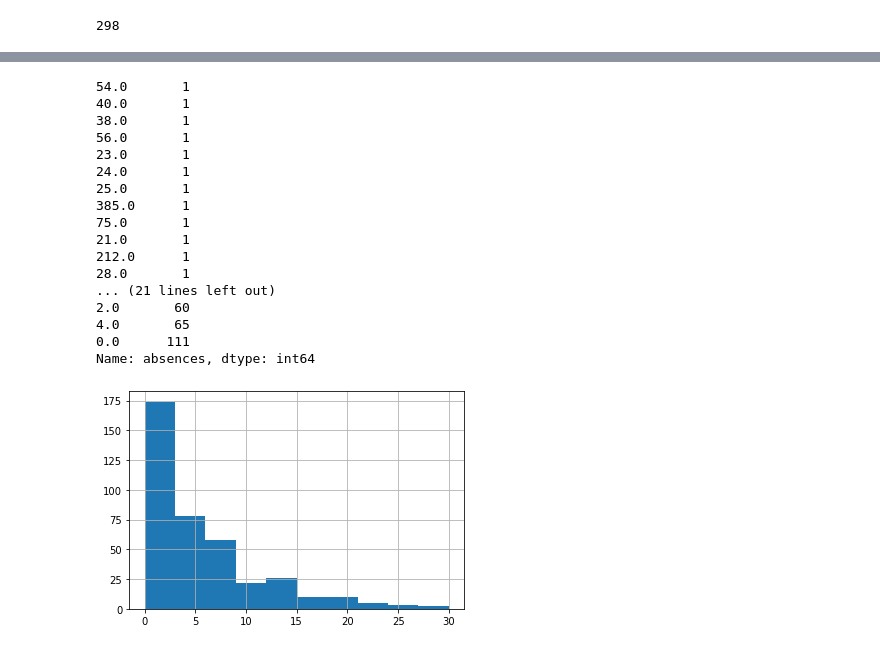
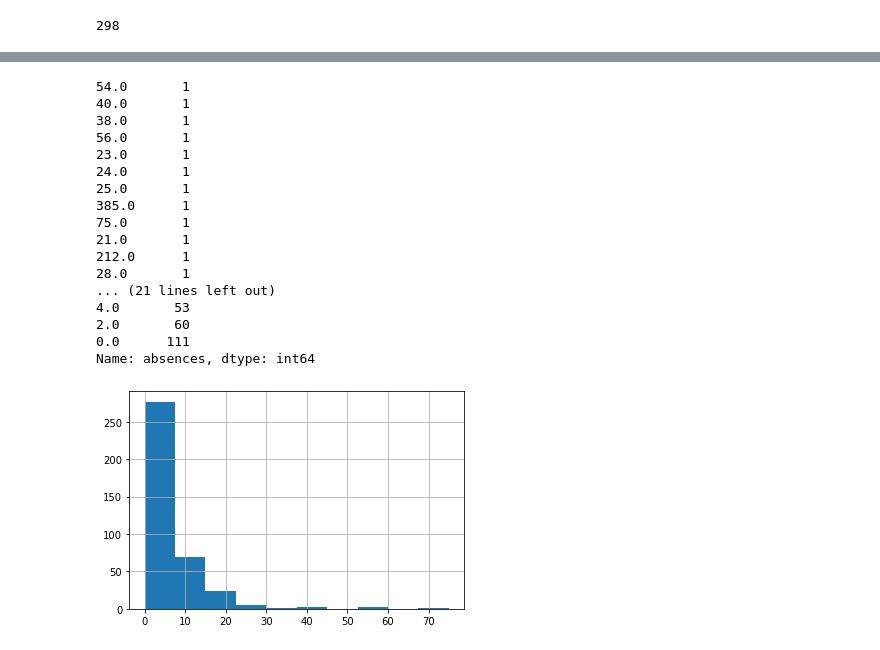
Before and after one commit to sau114/skillfactory_rds, a Jupyter notebook: module_2/main.ipynb, the cells around one changed output, grey strips where cells are left out. Cells and saved outputs as stored; diff of their text form; code cells hidden in the pictures.

```diff
--- a/module_2/main.ipynb
+++ b/module_2/main.ipynb
@@ -143,24 +161,24 @@ Name: family_relations, dtype: int64
 data['family_relations'].replace(-1, 1, inplace = True)
 # %%
 # посмотрим что в absences по распределению
-data['absences'][data['absences'] < 35].hist()
+data['absences'][data['absences'] < 100].hist()
 data['absences'].value_counts().sort_values()
 # %% [output]
 54.0       1
 40.0       1
 38.0       1
 56.0       1
 23.0       1
 24.0       1
 25.0       1
 385.0      1
 75.0       1
 21.0       1
 212.0      1
 28.0       1
 ... (21 lines left out)
+4.0       53
 2.0       60
-4.0       65
 0.0      111
 Name: absences, dtype: int64
-[figure, old version]
+[figure, new version]
```
Also changed, not shown: parts of 31 cells of this notebook.
